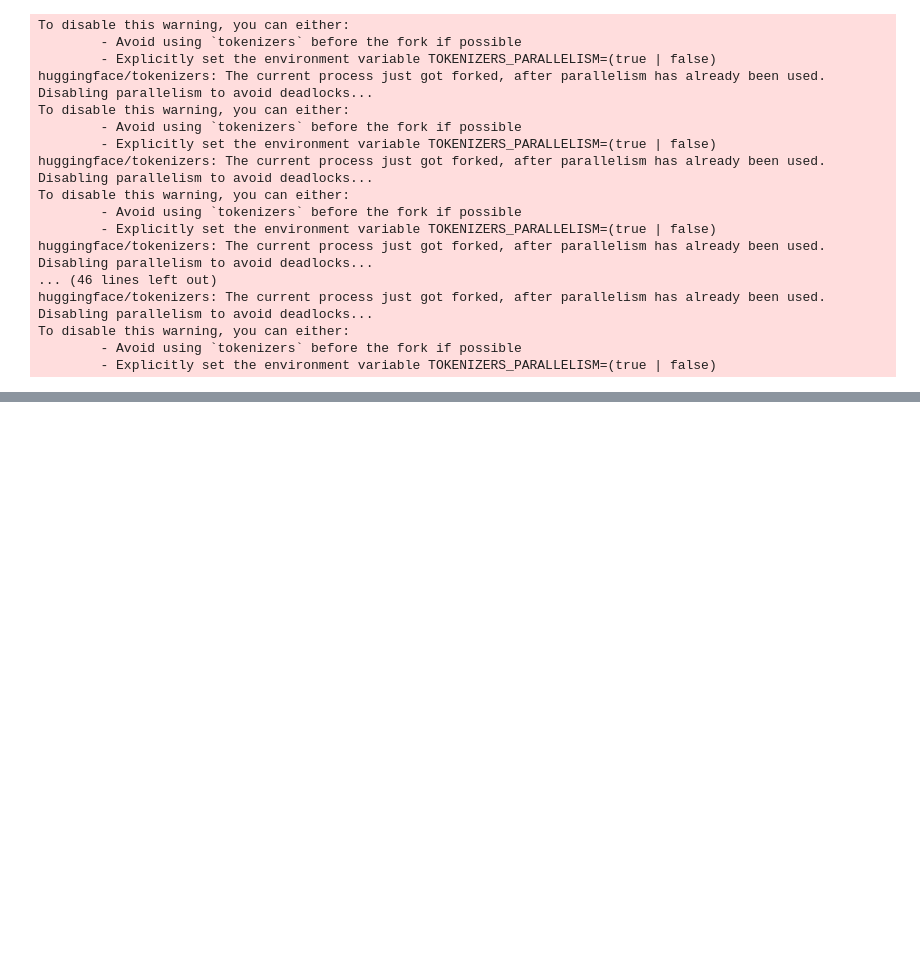
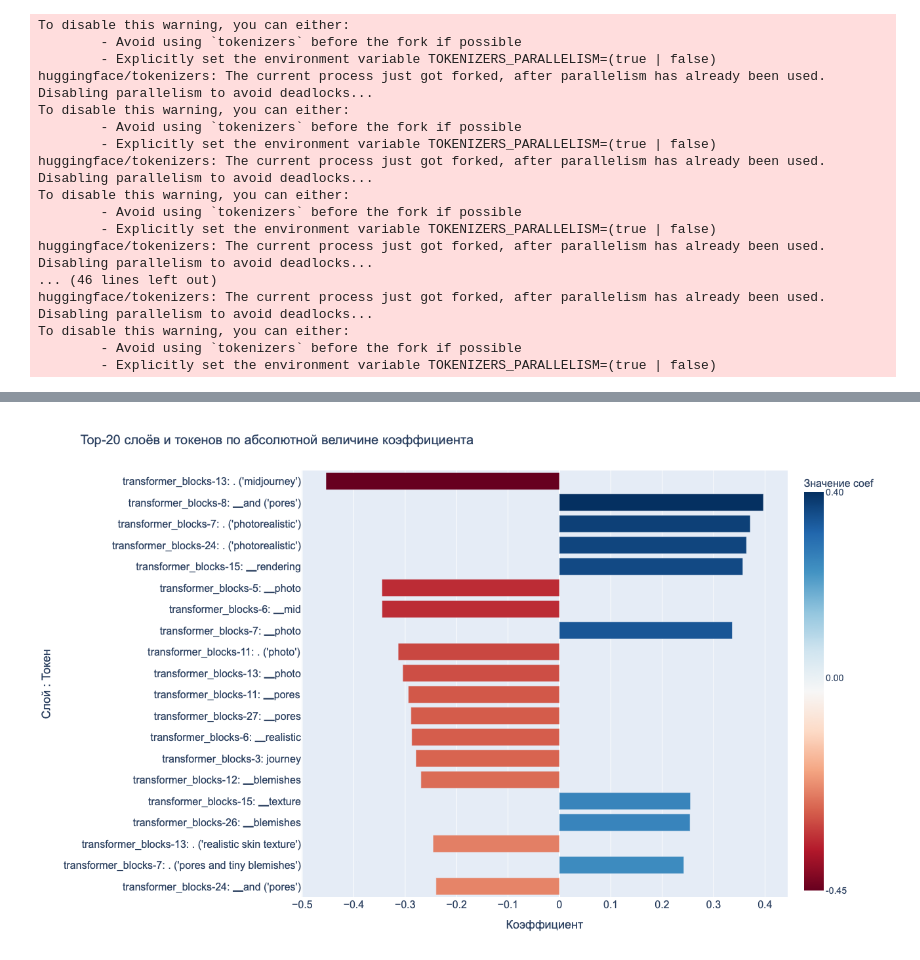
Before and after one commit to Grafit24/synthetic-image-detection, a Jupyter notebook: notebooks/alchemist.ipynb, the cells around one changed output, grey strips where cells are left out. Saved outputs shown, nothing was run; the diff lists cells and outputs as text; code cells hidden in the pictures; blank space fills up the shorter version.

```diff
--- a/notebooks/alchemist.ipynb
+++ b/notebooks/alchemist.ipynb
@@ -9,7 +9,7 @@ if root_pth not in sys.path:
 from alchemist import Alchemist
 # %%
 prompt = """AI-generated. synthetic. photo. photorealistic. midjourney. rendering. instagram filters. realistic skin texture. pores and tiny blemishes."""
-alchemist_model = Alchemist(model_id="Efficient-Large-Model/Sana_600M_512px_diffusers", K=1000, prompt=prompt)
+alchemist_model = Alchemist(model_id="Efficient-Large-Model/Sana_600M_512px_diffusers", K=100, prompt=prompt)
 # %%
 from PIL import Image
 from glob import glob
@@ -234,6 +315,0 @@ layers_df["transformer_block"][layers_df.score > layers_df.score.quantile(.95)].
-# %%
-from collections import defaultdict
-res = defaultdict(list)
-for name, token_idx in alchemist_model.get_topK_separation_scores(300).keys():
-    layer_idx = int(name.split(".")[1])
-    res[layer_idx].append(token_idx)
@@ -259,0 +387,8 @@ dict(res)
+# %%
+coefs = clf.coef_.ravel()
+features_names = pd.Series(features).apply(lambda x: tuple(x.split("_")[1:])).apply(lambda x: (x[0] + "_" + x[1], int(x[2]))).to_list()
+mapped = get_topk_tokens(features_names, tokenizer, prompt)
+res = [(fn, c) for fn, c in sorted(zip(mapped, coefs), key=lambda x: abs(x[1]), reverse=True)]
+
+for idx, ((layer, token), coef) in enumerate(res, start=1):
+    print(f"{idx:03d} | {layer:40s} | {token!r:15s} | {coef:.4f}")
@@ -259,0 +413,75 @@ dict(res)
+# %%
+import pandas as pd
+import plotly.express as px
+
+# 1) Собираем DataFrame из res:
+#    res = [ ((layer, token), coef), ... ] уже получен в вашем окружении.
+#    Здесь мы просто конвертируем это в DataFrame.
+
+df = pd.DataFrame([
+    {
+        "layer": layer,
+        "token": token,
+        "coef": coef,
+        "abs_coef": abs(coef),
+        "label": f"{layer}: {token}"
+    }
+    for (layer, token), coef in res
+])
+
+df["layer"] = df["layer"].apply(lambda x: "-".join(x.split(".")[:2]))
+df["label"] = df["layer"] + ": " + df["token"]
+
+# 2) Берём топ-30 по убыванию abs_coef:
+df_top20 = df.nlargest(20, "abs_coef")
+
+# 3) Чтобы строки шли сверху вниз в порядке убывания abs_coef,
+#    сделаем сортировку по abs_coef и потом перевернём порядок для горизонтальной диаграммы:
+df_top20 = df_top20.sort_values(by="abs_coef", ascending=True)
+
+# 4) Строим горизонтальную столбчатую диаграмму:
+fig = px.bar(
+    df_top20,
+    x="coef",
+    y="label",
+    orientation="h",
+    color="coef",
+    color_continuous_scale="RdBu",
+    title="Top-20 слоёв и токенов по абсолютной величине коэффициента",
+    labels={
+        "label": "Слой : Токен",
+        "coef": "Коэффициент"
+    },
+    width=900,
+    height=800
+)
+
+# Сделаем сетку и настроим отступы, чтобы подписи читались:
+fig.update_layout(
+    font=dict(
+        family="Arial",  # можно указать любой установленный шрифт
+        size=16          # общий размер шрифта
+    ),
+    title_font_size=20,             # размер шрифта заголовка
+    xaxis_title_font_size=18,       # размер подписи оси X
+    yaxis_title_font_size=18,       # размер подписи оси Y
+    xaxis_tickfont_size=16,         # размер меток делений по X
+    yaxis_tickfont_size=16,         # размер меток делений по Y
+    margin=dict(l=300, r=50, t=80, b=70),
+    coloraxis_colorbar=dict(
+        title="Значение coef",
+        tickmode="array",
+        tickvals=[df_top20["coef"].min(), 0, df_top20["coef"].max()],
+        ticktext=[
+            f"{df_top20['coef'].min():.2f}",
+            "0.00",
+            f"{df_top20['coef'].max():.2f}"
+        ],
+        title_font_size=16,      # размер подписи цветовой шкалы
+        tickfont_size=14         # размер меток цветовой шкалы
+    )
+)
+
+fig.show()
+# %% [output]
+[figure, added]
```
Also changed, not shown: parts of 17 cells of this notebook, 2 other files.
